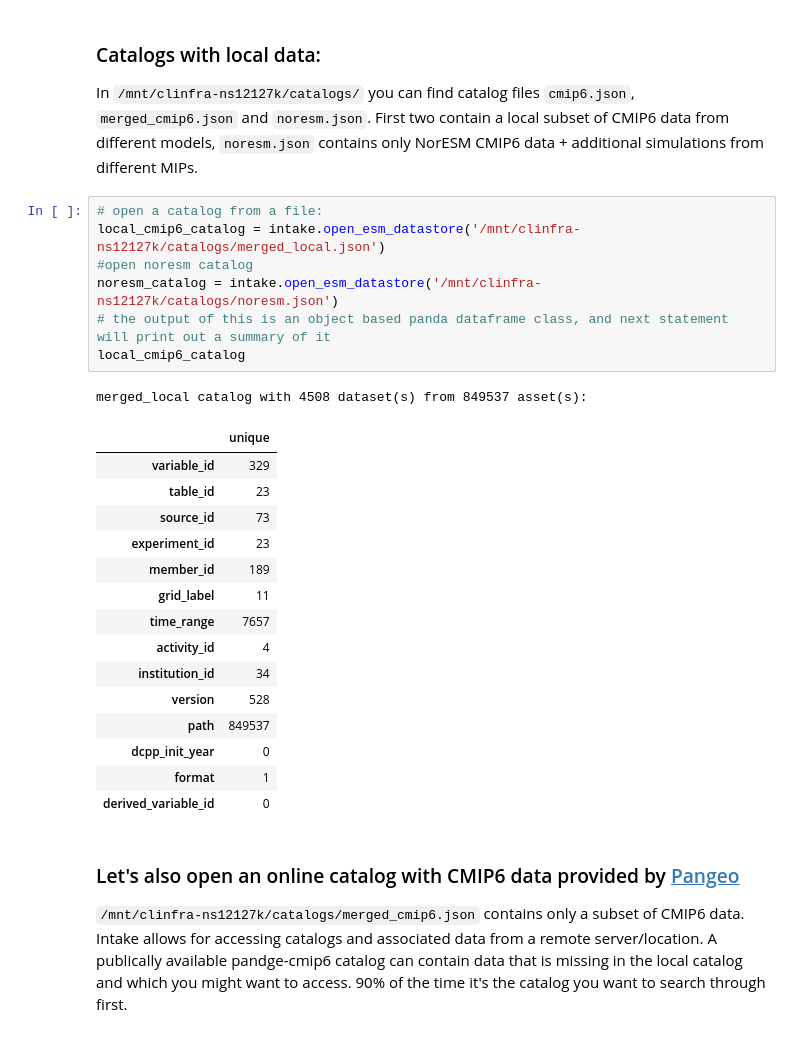
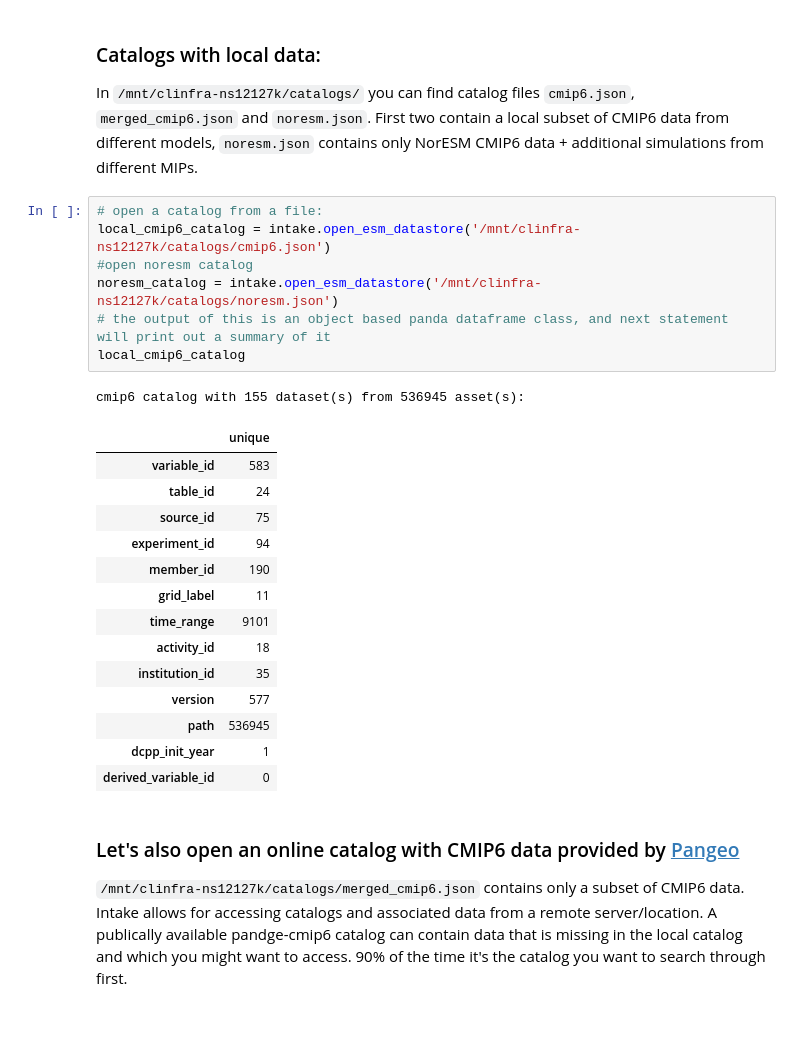
Before and after one commit to MetOs-UiO/GEO4990-notebooks, a Jupyter notebook: Intro_UsingIntakeCatalogs.ipynb, the cells around one changed output. Cells and saved outputs as stored; diff of their text form.

```diff
--- a/Intro_UsingIntakeCatalogs.ipynb
+++ b/Intro_UsingIntakeCatalogs.ipynb
@@ -19,27 +19,26 @@ warnings.filterwarnings("ignore", category=xarray.SerializationWarning)
 In `/mnt/clinfra-ns12127k/catalogs/` you can find catalog files `cmip6.json`, `merged_cmip6.json` and `noresm.json`. First two contain a local subset of CMIP6 data from different models, `noresm.json` contains only NorESM CMIP6 data + additional simulations from different MIPs.
 # %%
 # open a catalog from a file:
-local_cmip6_catalog = intake.open_esm_datastore('/mnt/clinfra-ns12127k/catalogs/merged_local.json')
+local_cmip6_catalog = intake.open_esm_datastore('/mnt/clinfra-ns12127k/catalogs/cmip6.json')
 #open noresm catalog
 noresm_catalog = intake.open_esm_datastore('/mnt/clinfra-ns12127k/catalogs/noresm.json')
 # the output of this is an object based panda dataframe class, and next statement will print out a summary of it
 local_cmip6_catalog
 # %% [output]
-merged_local catalog with 4508 dataset(s) from 849537 asset(s):
+cmip6 catalog with 155 dataset(s) from 536945 asset(s):
 |  | unique |
-| variable_id | 329 |
-| table_id | 23 |
-| source_id | 73 |
-| experiment_id | 23 |
-| member_id | 189 |
+| variable_id | 583 |
+| table_id | 24 |
+| source_id | 75 |
+| experiment_id | 94 |
+| member_id | 190 |
 | grid_label | 11 |
-| time_range | 7657 |
-| activity_id | 4 |
-| institution_id | 34 |
-| version | 528 |
-| path | 849537 |
-| dcpp_init_year | 0 |
-| format | 1 |
+| time_range | 9101 |
+| activity_id | 18 |
+| institution_id | 35 |
+| version | 577 |
+| path | 536945 |
+| dcpp_init_year | 1 |
 | derived_variable_id | 0 |
 # %% [markdown]
 ### Let's also open an online catalog with CMIP6 data provided by [Pangeo](https://pangeo-data.github.io/pangeo-cmip6-cloud/overview.html)
```
Also changed, not shown: parts of 10 cells of this notebook, 2 other files.
